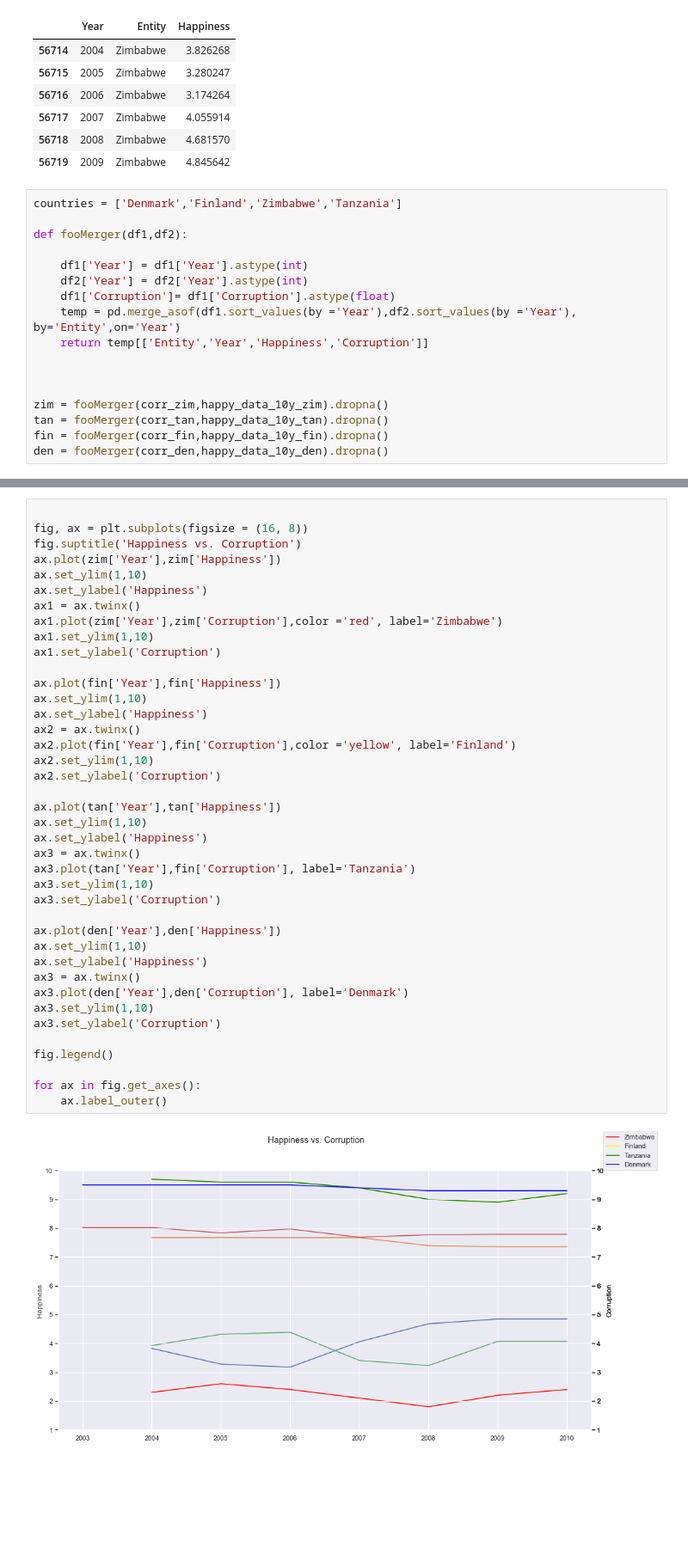
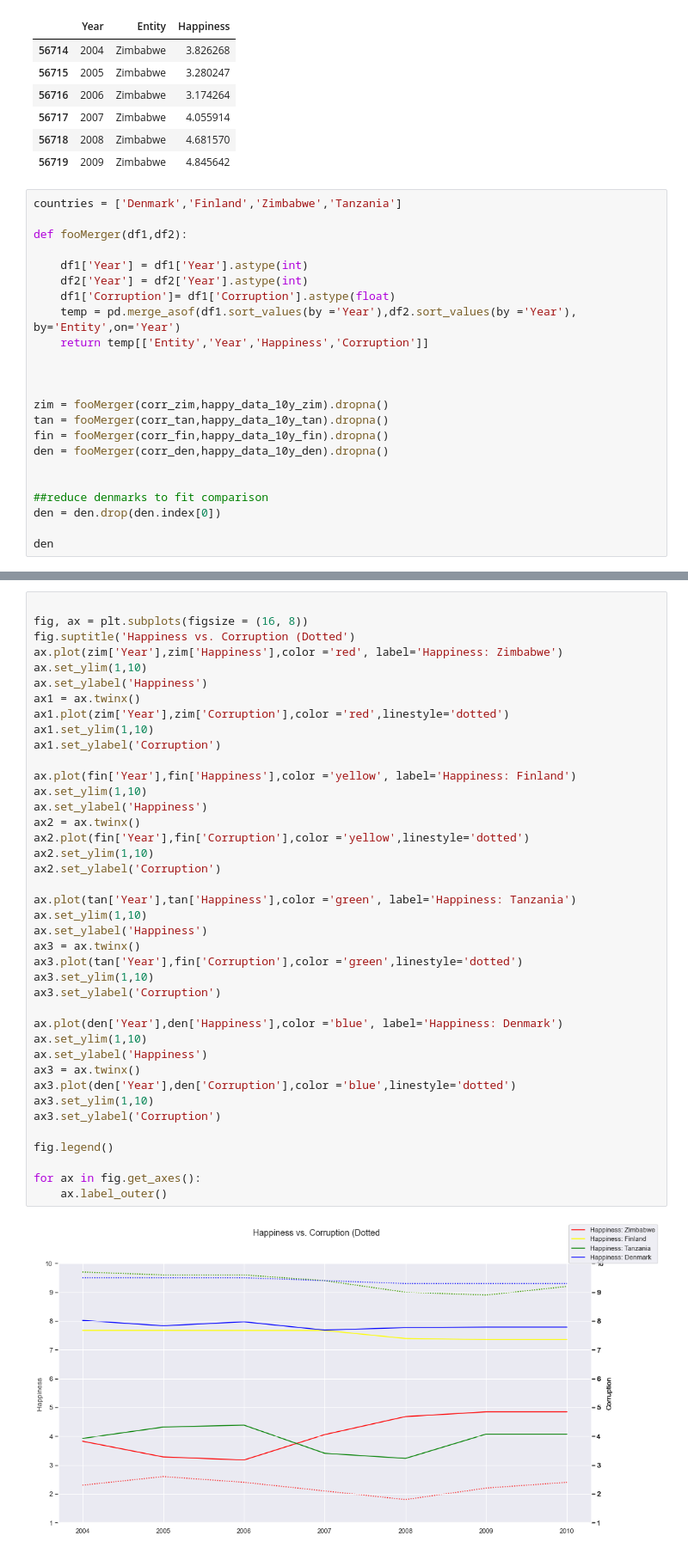
Before and after one commit to JohanBirger/DAT405, a Jupyter notebook: A1.ipynb, the cells around one changed output, grey strips where cells are left out. Shown at 86% size. Cells and saved outputs as stored; diff of their text form; blank space fills up the shorter version.

Commit message:
fixed denmark for real

```diff
--- a/A1.ipynb
+++ b/A1.ipynb
@@ -214,3 +214,9 @@ zim = fooMerger(corr_zim,happy_data_10y_zim).dropna()
 tan = fooMerger(corr_tan,happy_data_10y_tan).dropna()
 fin = fooMerger(corr_fin,happy_data_10y_fin).dropna()
 den = fooMerger(corr_den,happy_data_10y_den).dropna()
+
+
+##reduce denmarks to fit comparison
+den = den.drop(den.index[0])
+
+den
@@ -237,42 +243,42 @@ Name: Corruption, dtype: float64
 # %%
 
 fig, ax = plt.subplots(figsize = (16, 8))
-fig.suptitle('Happiness vs. Corruption')
-ax.plot(zim['Year'],zim['Happiness'])
+fig.suptitle('Happiness vs. Corruption (Dotted')
+ax.plot(zim['Year'],zim['Happiness'],color ='red', label='Happiness: Zimbabwe')
 ax.set_ylim(1,10)
 ax.set_ylabel('Happiness')
 ax1 = ax.twinx()
-ax1.plot(zim['Year'],zim['Corruption'],color ='red', label='Zimbabwe')
+ax1.plot(zim['Year'],zim['Corruption'],color ='red',linestyle='dotted')
 ax1.set_ylim(1,10)
 ax1.set_ylabel('Corruption')
 
-ax.plot(fin['Year'],fin['Happiness'])
+ax.plot(fin['Year'],fin['Happiness'],color ='yellow', label='Happiness: Finland')
 ax.set_ylim(1,10)
 ax.set_ylabel('Happiness')
 ax2 = ax.twinx()
-ax2.plot(fin['Year'],fin['Corruption'],color ='yellow', label='Finland')
+ax2.plot(fin['Year'],fin['Corruption'],color ='yellow',linestyle='dotted')
 ax2.set_ylim(1,10)
 ax2.set_ylabel('Corruption')
 
-ax.plot(tan['Year'],tan['Happiness'])
+ax.plot(tan['Year'],tan['Happiness'],color ='green', label='Happiness: Tanzania')
 ax.set_ylim(1,10)
 ax.set_ylabel('Happiness')
 ax3 = ax.twinx()
-ax3.plot(tan['Year'],fin['Corruption'], label='Tanzania')
+ax3.plot(tan['Year'],fin['Corruption'],color ='green',linestyle='dotted')
 ax3.set_ylim(1,10)
 ax3.set_ylabel('Corruption')
 
-ax.plot(den['Year'],den['Happiness'])
+ax.plot(den['Year'],den['Happiness'],color ='blue', label='Happiness: Denmark')
 ax.set_ylim(1,10)
 ax.set_ylabel('Happiness')
 ax3 = ax.twinx()
-ax3.plot(den['Year'],den['Corruption'], label='Denmark')
+ax3.plot(den['Year'],den['Corruption'],color ='blue',linestyle='dotted')
 ax3.set_ylim(1,10)
 ax3.set_ylabel('Corruption')
 
 fig.legend()
 
 for ax in fig.get_axes():
     ax.label_outer()
 # %% [output]
-[figure, old version]
+[figure, new version]
```
Also changed, not shown: parts of 2 cells of this notebook.
